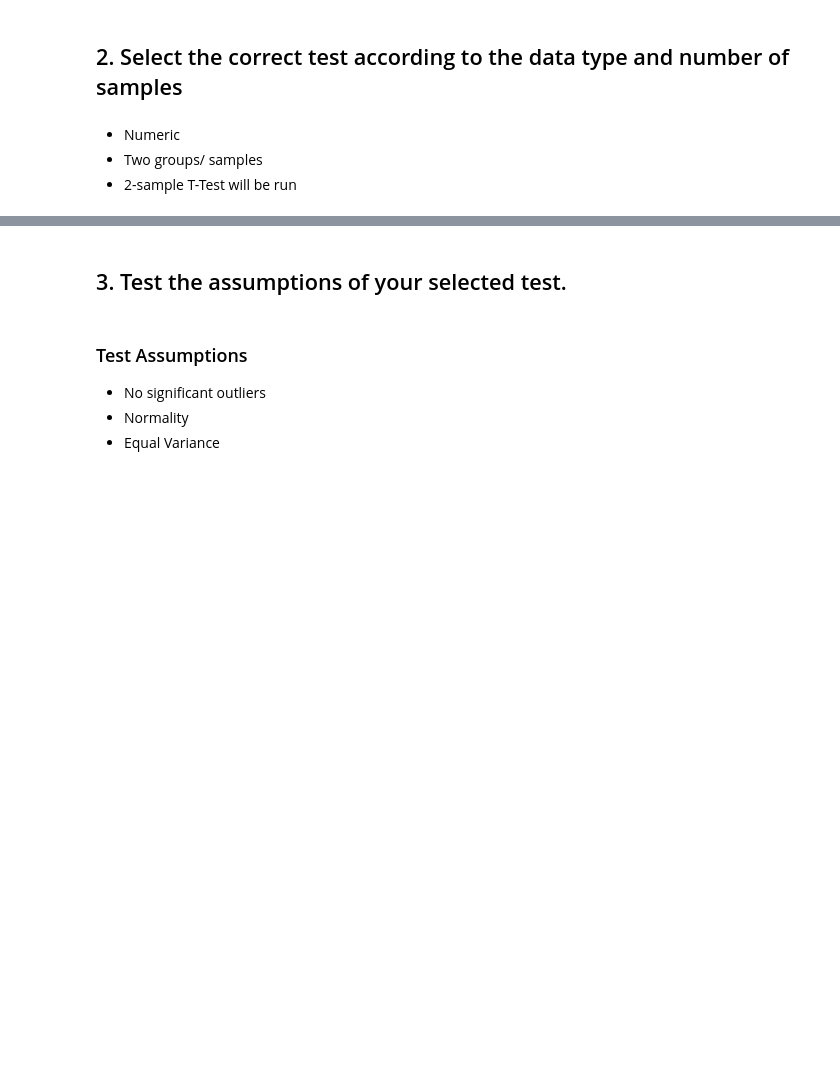
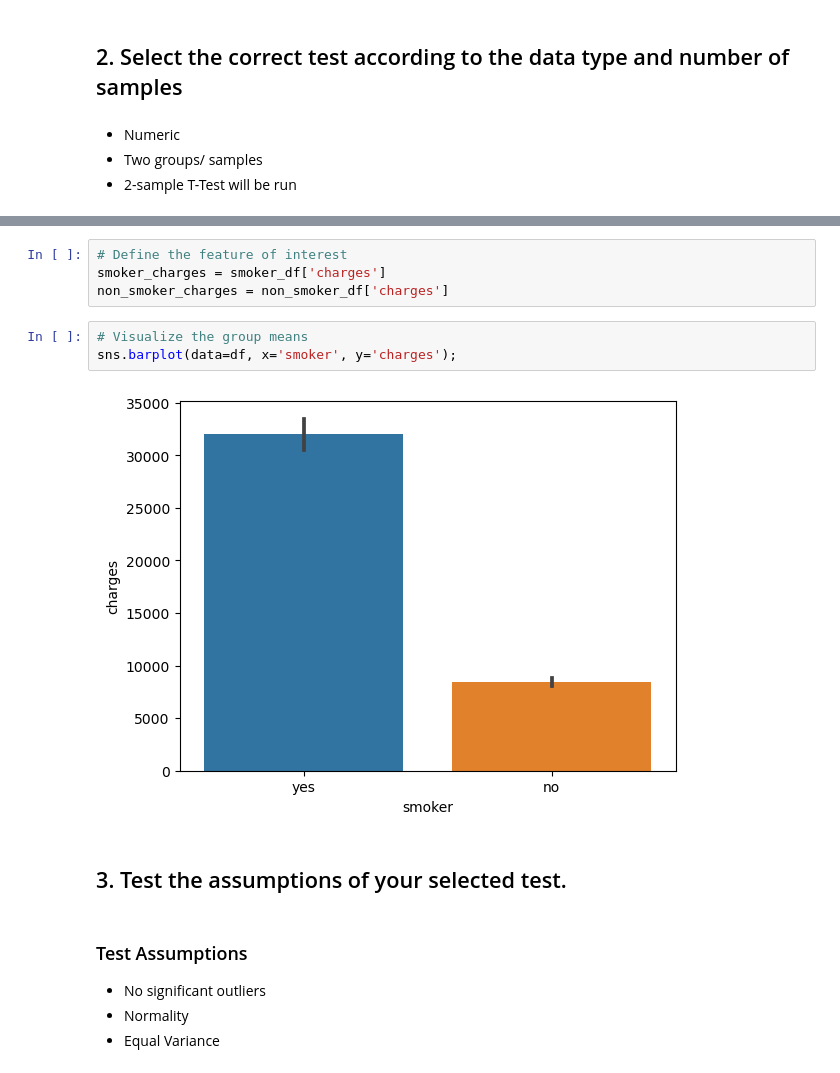
Before and after one commit to Jalicia-Harris/Hypothesis-Testing-with-Insurance-Data--Core-, a Jupyter notebook: Hypothesis Testing.ipynb, the cells around one changed output, grey strips where cells are left out. Cells and saved outputs as stored; diff of their text form; blank space fills up the shorter version.

```diff
--- a/Hypothesis Testing.ipynb
+++ b/Hypothesis Testing.ipynb
@@ -43,3 +74,12 @@ df.head()
+# %%
+# Define the feature of interest
+smoker_charges = smoker_df['charges']
+non_smoker_charges = non_smoker_df['charges']
+# %%
+# Visualize the group means
+sns.barplot(data=df, x='smoker', y='charges');
+# %% [output]
+[figure, added]
 # %% [markdown]
 ## 3. Test the assumptions of your selected test.
 # %% [markdown]
```
Also changed, not shown: parts of 23 cells of this notebook.
